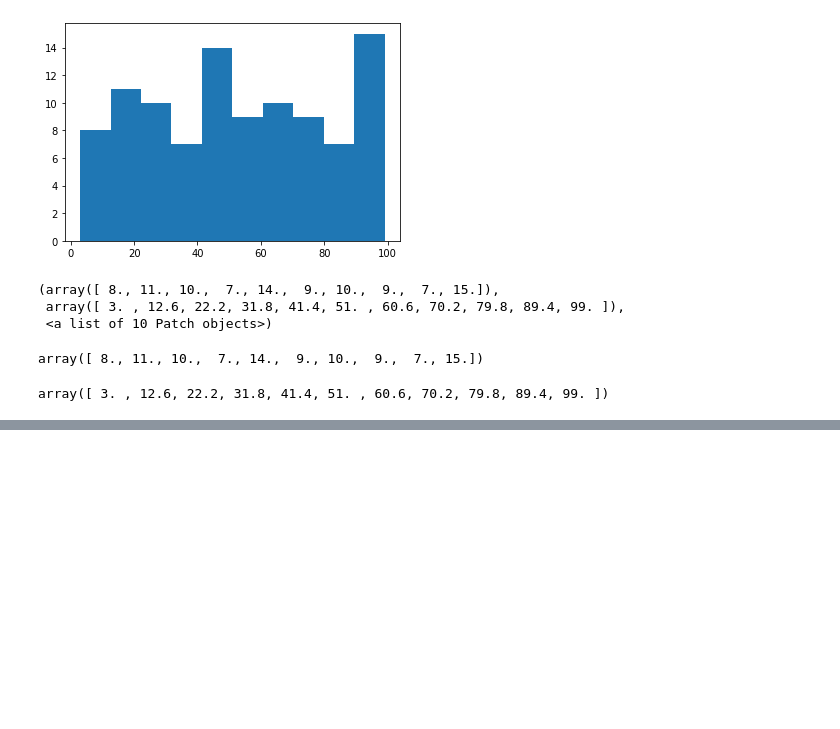
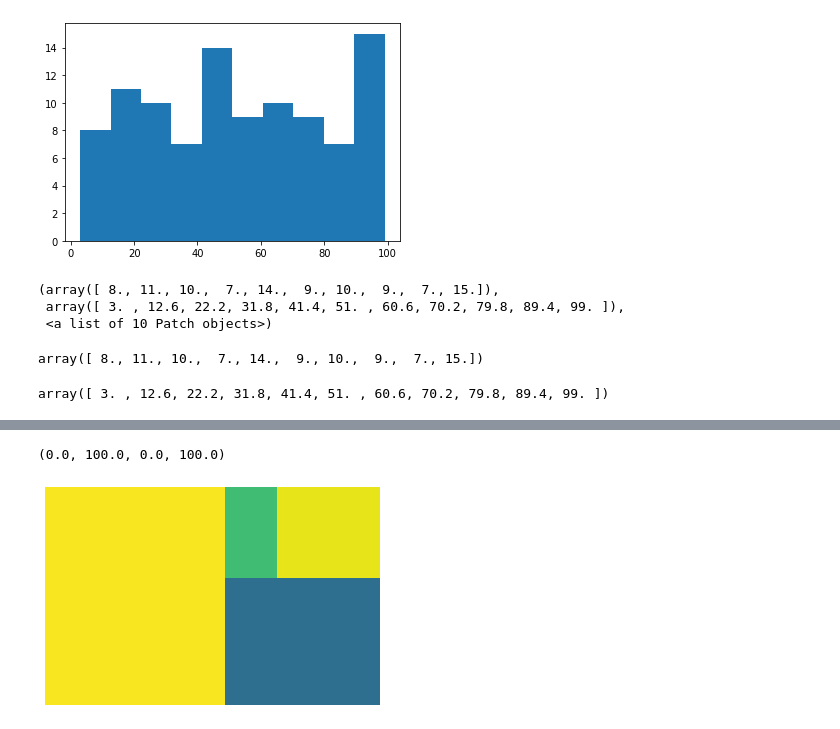
Before and after one commit to UNKOkiss/data_viz_2022, a Jupyter notebook: DataViz04_Data_Comparison.ipynb, the cells around one changed output, grey strips where cells are left out. Saved outputs shown, nothing was run; the diff lists cells and outputs as text; code cells hidden in the pictures; blank space fills up the shorter version.

```diff
--- a/DataViz04_Data_Comparison.ipynb
+++ b/DataViz04_Data_Comparison.ipynb
@@ -335,0 +366,8 @@ array([ 3. , 12.6, 22.2, 31.8, 41.4, 51. , 60.6, 70.2, 79.8, 89.4, 99. ])
+# %%
+data = [500, 250, 60, 120]
+# %%
+squarify.plot(data)
+plt.axis('off')
+# %% [output]
+(0.0, 100.0, 0.0, 100.0)
+[figure, added]
```
Also changed, not shown: parts of 30 cells of this notebook.
